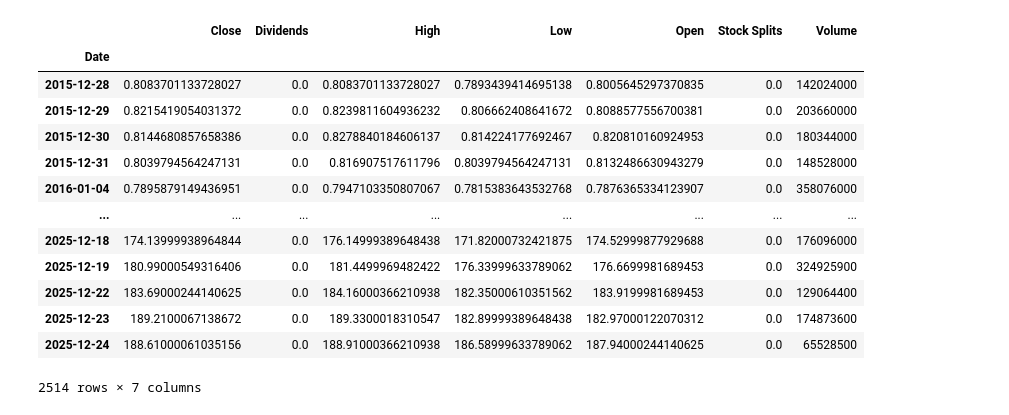
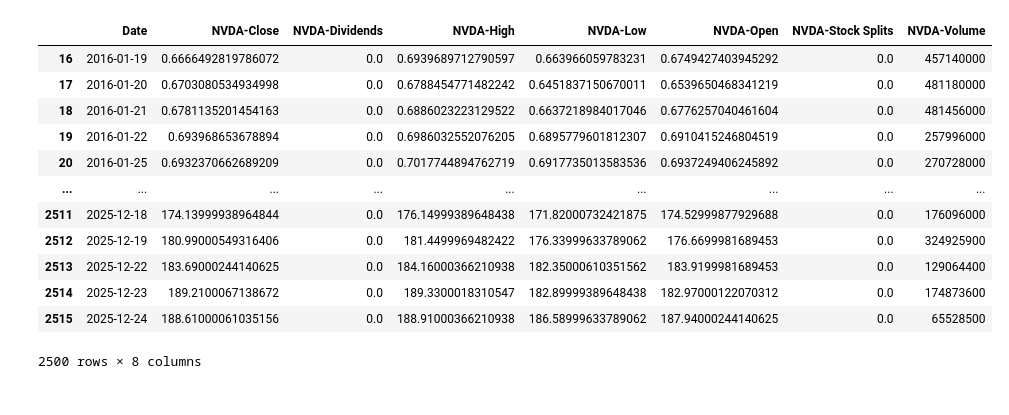
Before and after one commit to Sanket-g-75/Dynamic-Portfolio-Allocation, a Jupyter notebook: notebooks/data-insights.ipynb, the cells around one changed output. Cells and saved outputs as stored; diff of their text form; code cells hidden in the pictures.

```diff
--- a/notebooks/data-insights.ipynb
+++ b/notebooks/data-insights.ipynb
@@ -14,0 +80,2 @@ nvidia = pd.read_csv(nvidia_path)
+# %%
+nvidia = nvidia.iloc[2:,:]
@@ -14,0 +98,6 @@ nvidia = pd.read_csv(nvidia_path)
+# %%
+for i in nvidia.columns:
+    nvidia = nvidia.iloc[2:,:]
+    nvidia.rename(columns={'Price':'Date'},inplace=True)
+    # nvidia.set_index('Date')
+    nvidia.rename(columns={f'{i}':f'NVDA-{i}'},inplace=True)
@@ -14,0 +108,2 @@ nvidia = pd.read_csv(nvidia_path)
+# %%
+nvidia.rename(columns={'Price','Date'},inplace=True)
@@ -15,6 +124,2 @@ nvidia = pd.read_csv(nvidia_path)
 # %%
 nvidia = nvidia.iloc[2:,:]
-# %%
-nvidia.rename(columns={'Price':'Date'},inplace=True)
-nvidia['Date'] = pd.to_datetime(nvidia['Date'])
-nvidia.set_index('Date')
@@ -33,16 +126,16 @@ See the caveats in the documentation: https://pandas.pydata.org/pandas-docs/stab
 # %%
+nvidia
 # %% [output]
-|  | Close | Dividends | High | Low | Open | Stock Splits | Volume |
-| Date |  |  |  |  |  |  |  |
-| 2015-12-28 | 0.8083701133728027 | 0.0 | 0.8083701133728027 | 0.7893439414695138 | 0.8005645297370835 | 0.0 | 142024000 |
-| 2015-12-29 | 0.8215419054031372 | 0.0 | 0.8239811604936232 | 0.806662408641672 | 0.8088577556700381 | 0.0 | 203660000 |
-| 2015-12-30 | 0.8144680857658386 | 0.0 | 0.8278840184606137 | 0.814224177692467 | 0.820810160924953 | 0.0 | 180344000 |
-| 2015-12-31 | 0.8039794564247131 | 0.0 | 0.816907517611796 | 0.8039794564247131 | 0.8132486630943279 | 0.0 | 148528000 |
-| 2016-01-04 | 0.7895879149436951 | 0.0 | 0.7947103350807067 | 0.7815383643532768 | 0.7876365334123907 | 0.0 | 358076000 |
-| ... | ... | ... | ... | ... | ... | ... | ... |
-| 2025-12-18 | 174.13999938964844 | 0.0 | 176.14999389648438 | 171.82000732421875 | 174.52999877929688 | 0.0 | 176096000 |
-| 2025-12-19 | 180.99000549316406 | 0.0 | 181.4499969482422 | 176.33999633789062 | 176.6699981689453 | 0.0 | 324925900 |
-| 2025-12-22 | 183.69000244140625 | 0.0 | 184.16000366210938 | 182.35000610351562 | 183.9199981689453 | 0.0 | 129064400 |
-| 2025-12-23 | 189.2100067138672 | 0.0 | 189.3300018310547 | 182.89999389648438 | 182.97000122070312 | 0.0 | 174873600 |
-| 2025-12-24 | 188.61000061035156 | 0.0 | 188.91000366210938 | 186.58999633789062 | 187.94000244140625 | 0.0 | 65528500 |
+|  | Date | NVDA-Close | NVDA-Dividends | NVDA-High | NVDA-Low | NVDA-Open | NVDA-Stock Splits | NVDA-Volume |
+| 16 | 2016-01-19 | 0.6666492819786072 | 0.0 | 0.6939689712790597 | 0.663966059783231 | 0.6749427403945292 | 0.0 | 457140000 |
+| 17 | 2016-01-20 | 0.6703080534934998 | 0.0 | 0.6788454771482242 | 0.6451837150670011 | 0.6539650468341219 | 0.0 | 481180000 |
+| 18 | 2016-01-21 | 0.6781135201454163 | 0.0 | 0.6886023223129522 | 0.6637218984017046 | 0.6776257040461604 | 0.0 | 481456000 |
+| 19 | 2016-01-22 | 0.693968653678894 | 0.0 | 0.6986032552076205 | 0.6895779601812307 | 0.6910415246804519 | 0.0 | 257996000 |
+| 20 | 2016-01-25 | 0.6932370662689209 | 0.0 | 0.7017744894762719 | 0.6917735013583536 | 0.6937249406245892 | 0.0 | 270728000 |
+| ... | ... | ... | ... | ... | ... | ... | ... | ... |
+| 2511 | 2025-12-18 | 174.13999938964844 | 0.0 | 176.14999389648438 | 171.82000732421875 | 174.52999877929688 | 0.0 | 176096000 |
+| 2512 | 2025-12-19 | 180.99000549316406 | 0.0 | 181.4499969482422 | 176.33999633789062 | 176.6699981689453 | 0.0 | 324925900 |
+| 2513 | 2025-12-22 | 183.69000244140625 | 0.0 | 184.16000366210938 | 182.35000610351562 | 183.9199981689453 | 0.0 | 129064400 |
+| 2514 | 2025-12-23 | 189.2100067138672 | 0.0 | 189.3300018310547 | 182.89999389648438 | 182.97000122070312 | 0.0 | 174873600 |
+| 2515 | 2025-12-24 | 188.61000061035156 | 0.0 | 188.91000366210938 | 186.58999633789062 | 187.94000244140625 | 0.0 | 65528500 |
-2514 rows × 7 columns
+2500 rows × 8 columns
```
Also changed, not shown: parts of 15 cells of this notebook, 9 other files.
